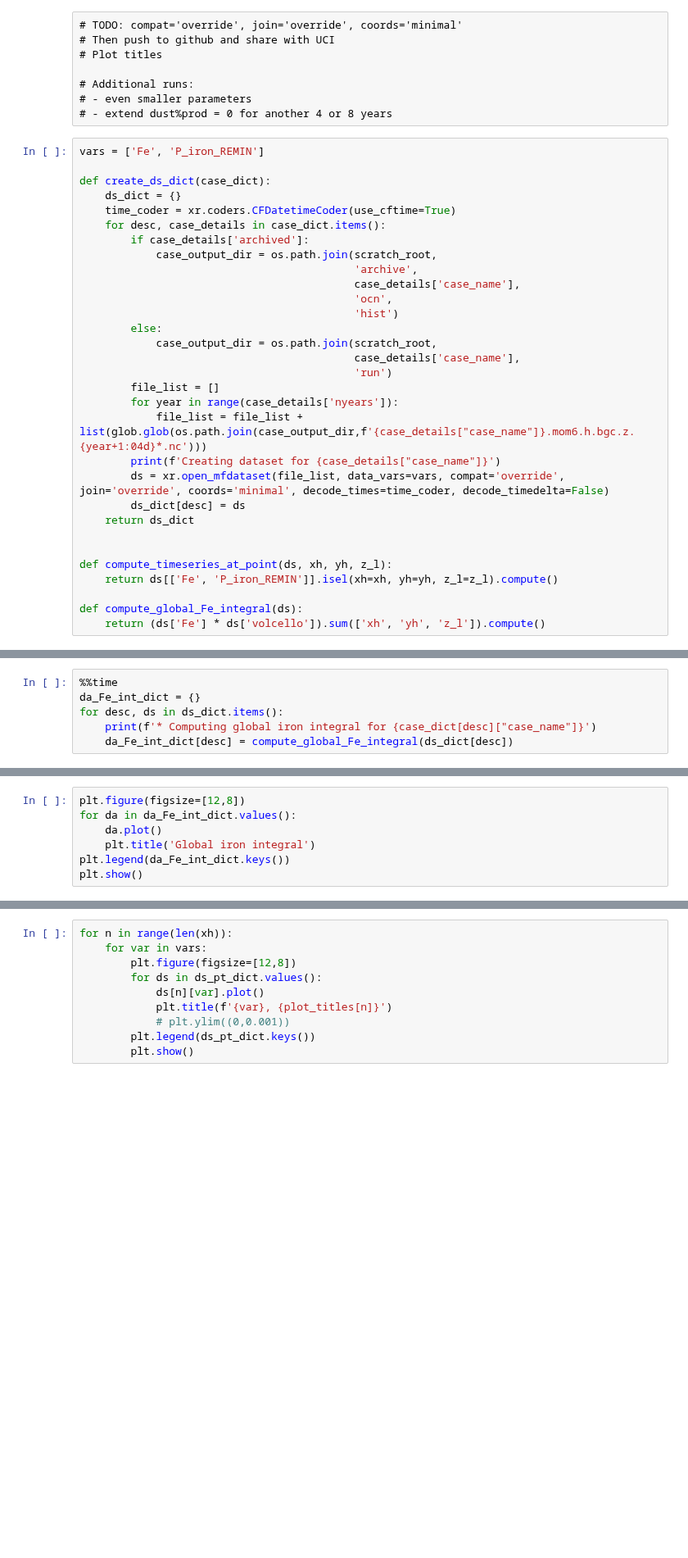
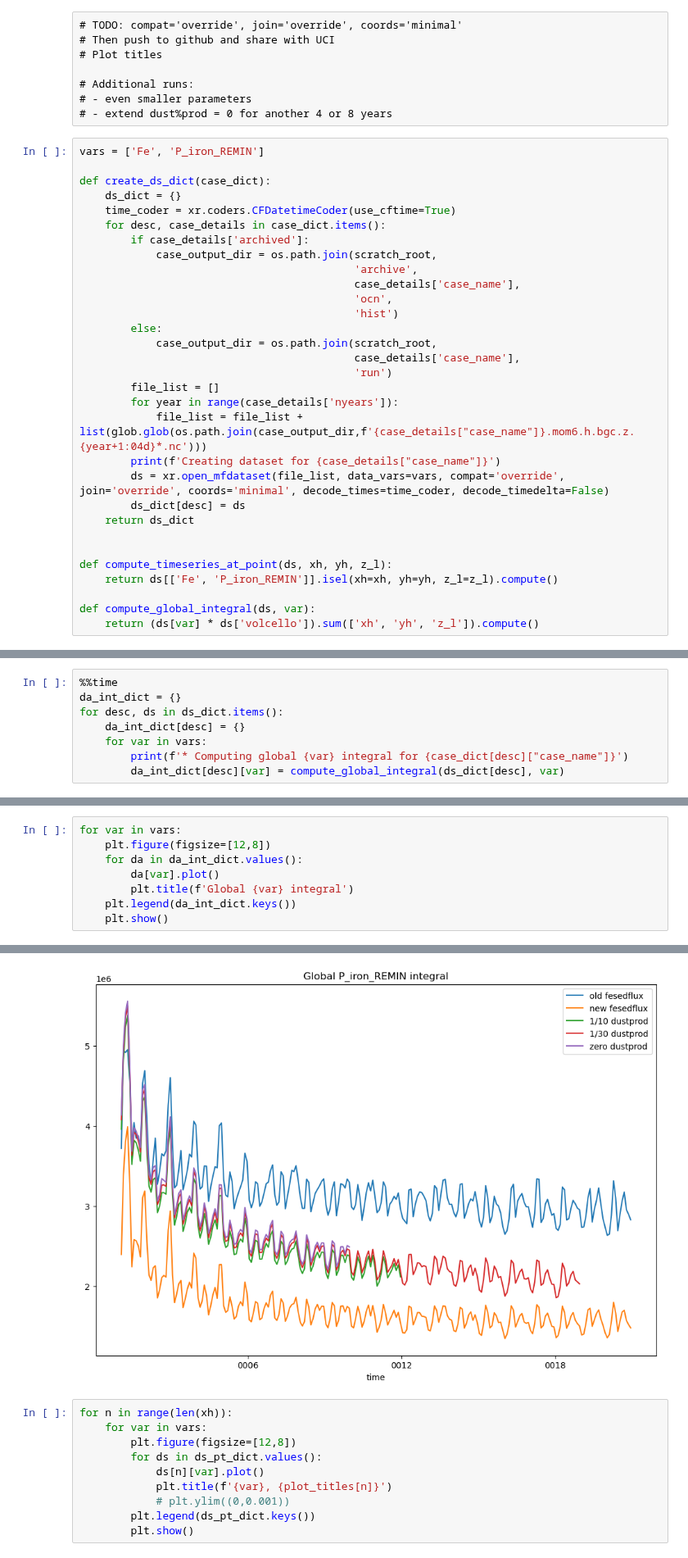
Before and after one commit to mnlevy1981/MARBL-notebooks, a Jupyter notebook: Fe over time.ipynb, the cells around one changed output, grey strips where cells are left out. Shown at 82% size. Cells and saved outputs as stored; diff of their text form; blank space fills up the shorter version.

Commit message:
Add global integral of fe_remin

```diff
--- a/Fe over time.ipynb
+++ b/Fe over time.ipynb
@@ -169,8 +169,8 @@ def create_ds_dict(case_dict):
 def compute_timeseries_at_point(ds, xh, yh, z_l):
     return ds[['Fe', 'P_iron_REMIN']].isel(xh=xh, yh=yh, z_l=z_l).compute()
 
-def compute_global_Fe_integral(ds):
-    return (ds['Fe'] * ds['volcello']).sum(['xh', 'yh', 'z_l']).compute()
+def compute_global_integral(ds, var):
+    return (ds[var] * ds['volcello']).sum(['xh', 'yh', 'z_l']).compute()
 # %%
 %%time
 ds_dict = create_ds_dict(case_dict)
@@ -185,7 +185,9 @@ Wall time: 2min 26s
 # %%
 %%time
-da_Fe_int_dict = {}
+da_int_dict = {}
 for desc, ds in ds_dict.items():
-    print(f'* Computing global iron integral for {case_dict[desc]["case_name"]}')
-    da_Fe_int_dict[desc] = compute_global_Fe_integral(ds_dict[desc])
+    da_int_dict[desc] = {}
+    for var in vars:
+        print(f'* Computing global {var} integral for {case_dict[desc]["case_name"]}')
+        da_int_dict[desc][var] = compute_global_integral(ds_dict[desc], var)
 # %% [output]
@@ -228,12 +235,14 @@ Wall time: 16min 31s
 # %%
-plt.figure(figsize=[12,8])
-for da in da_Fe_int_dict.values():
-    da.plot()
-    plt.title('Global iron integral')
-plt.legend(da_Fe_int_dict.keys())
-plt.show()
+for var in vars:
+    plt.figure(figsize=[12,8])
+    for da in da_int_dict.values():
+        da[var].plot()
+        plt.title(f'Global {var} integral')
+    plt.legend(da_int_dict.keys())
+    plt.show()
 # %% [output]
 [figure]
+[figure, added]
 # %%
 for n in range(len(xh)):
     for var in vars:
```
Also changed, not shown: parts of 3 cells of this notebook.
